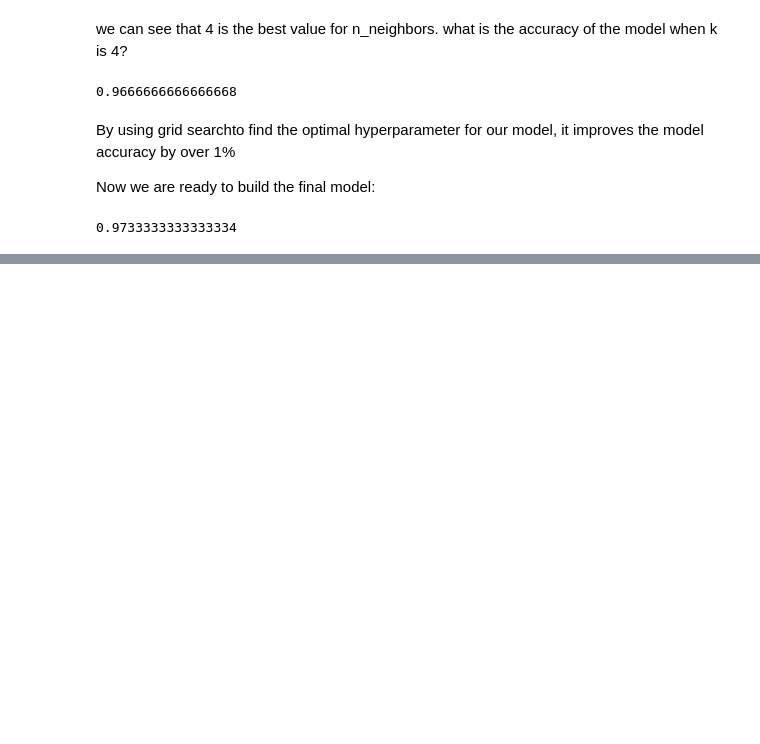
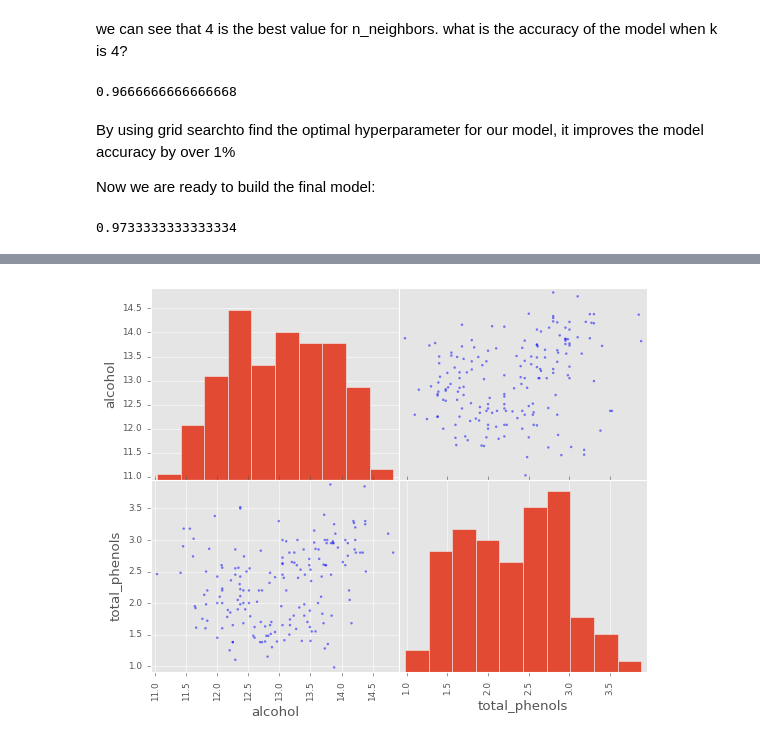
Before and after one commit to kassidy10/Developer, a Jupyter notebook: sololearn/DataScience.ipynb, the cells around one changed output, grey strips where cells are left out. Saved outputs shown, nothing was run; the diff lists cells and outputs as text; code cells hidden in the pictures; blank space fills up the shorter version.

```diff
--- a/sololearn/DataScience.ipynb
+++ b/sololearn/DataScience.ipynb
@@ -1206,0 +1331,4 @@ knn_final.score(X,y)
+# %%
+wine = load_wine()
+# %%
+wine = pd.DataFrame(wine.data, columns= wine.feature_names)
@@ -1206,0 +1373,6 @@ knn_final.score(X,y)
+# %%
+from pandas.plotting import scatter_matrix
+scatter_matrix(wine.iloc[:,[0,5]])
+plt.show()
+# %% [output]
+[figure, added]
```
Also changed, not shown: parts of 70 cells of this notebook.
